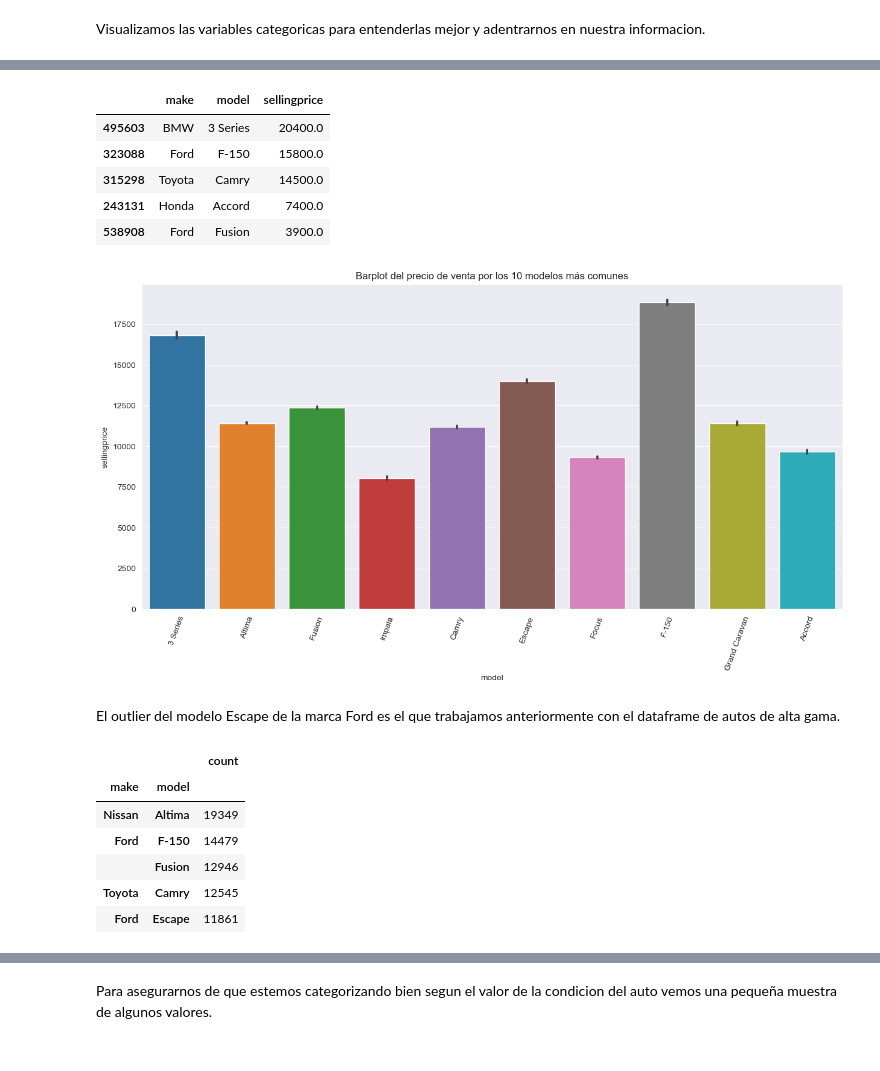
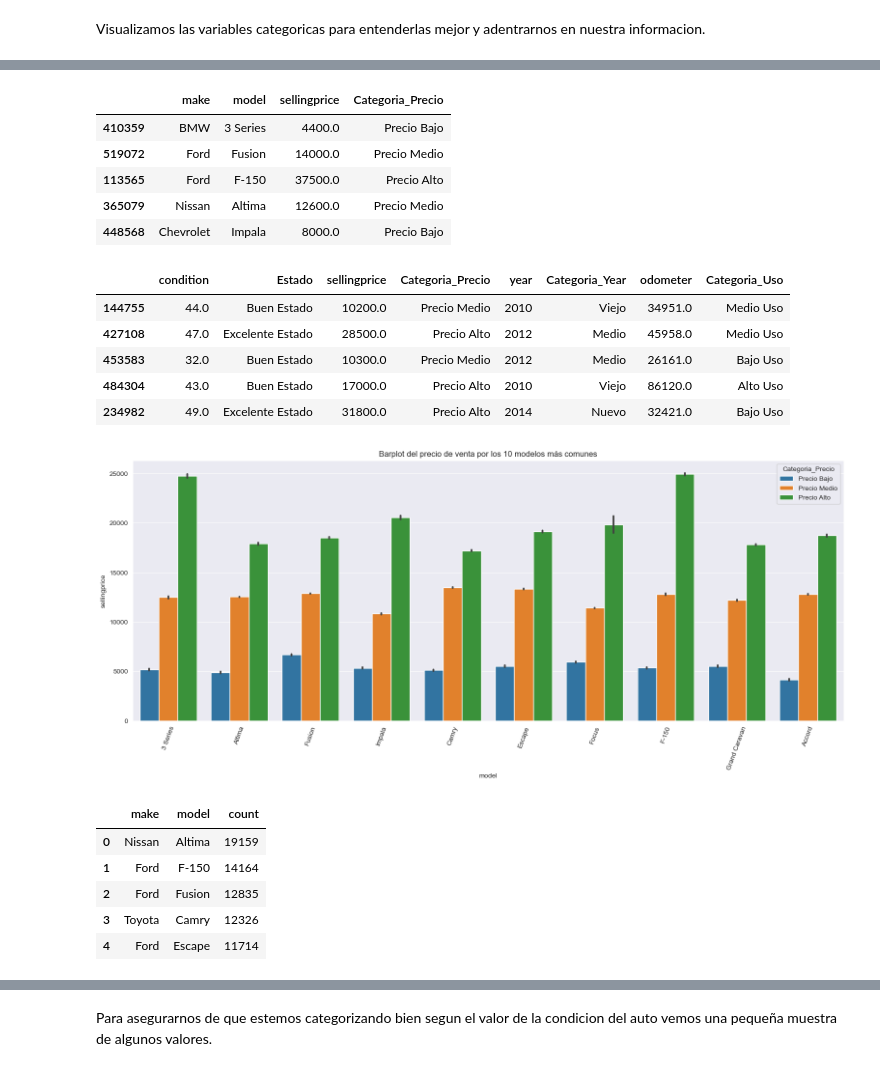
Before and after one commit to maxidom99/DataScience-CoderHouse, a Jupyter notebook: ProyectoDS_ParteI_Dominguez.ipynb, the cells around one changed output, grey strips where cells are left out. Saved outputs shown, nothing was run; the diff lists cells and outputs as text; code cells hidden in the pictures.

```diff
--- a/ProyectoDS_ParteI_Dominguez.ipynb
+++ b/ProyectoDS_ParteI_Dominguez.ipynb
@@ -200,0 +223,3 @@ df['transmission'] = df.apply(lambda row: trans_mappings[row['model']] if pd.isn
+# %%
+df = df.dropna()
+print(f'Número de filas después del filtrado: {len(df)}')
@@ -274,0 +305,24 @@ plt.show()
+# %%
+df['Estado'] = pd.cut(df['condition'], bins=[0, 10, 45, 50], labels=["Mal Estado", "Buen Estado", "Excelente Estado"])
+
+df['Categoria_Year'] = pd.qcut(df['year'], q=3, labels=['Viejo', 'Medio', 'Nuevo'])
+Categoria_x_Year = pd.DataFrame(df['Categoria_Year'].value_counts()).reset_index()
+
+df['Categoria_Precio'] = pd.qcut(df['sellingprice'], q=3, labels=['Precio Bajo', 'Precio Medio', 'Precio Alto'])
+Categorias_x_Precio = pd.DataFrame(df['Categoria_Precio'].value_counts()).reset_index()
+
+df['Categoria_Uso'] = pd.qcut(df['odometer'], q=3, labels=['Bajo Uso', 'Medio Uso', 'Alto Uso'])
+Categoria_x_Year = pd.DataFrame(df['Categoria_Uso'].value_counts()).reset_index()
+
+df['Estado'] = df['Estado'].astype('category')
+df['Categoria_Year'] = df['Categoria_Year'].astype('category')
+df['Categoria_Precio'] = df['Categoria_Precio'].astype('category')
+df['Categoria_Uso'] = df['Categoria_Uso'].astype('category')
+
+# Convertir 'Estado', 'Categoria_Year' y 'Categoria_Precio' a una variable con valores numéricos
+df['Estado_num'] = df['Estado'].cat.codes
+df['Categoria_Year_num'] = df['Categoria_Year'].cat.codes
+df['Categoria_Precio_num'] = df['Categoria_Precio'].cat.codes
+df['Categoria_Uso_num'] = df['Categoria_Uso'].cat.codes
+
+df.describe(include='category')
@@ -276,35 +336,45 @@ plt.show()
 # Filtrando los 10 modelos mas vendidos
 top_models = df['model'].value_counts().nlargest(10).index
 top_model_data = df[df['model'].isin(top_models)]
-top_model_data[['make', 'model','sellingprice']].sort_values(by='model', ascending=False).sample(n=5)
+top_model_data[['make', 'model','sellingprice','Categoria_Precio']].sort_values(by='model', ascending=False).sample(n=5)
 # %% [output]
-|  | make | model | sellingprice |
-| 495603 | BMW | 3 Series | 20400.0 |
-| 323088 | Ford | F-150 | 15800.0 |
-| 315298 | Toyota | Camry | 14500.0 |
-| 243131 | Honda | Accord | 7400.0 |
-| 538908 | Ford | Fusion | 3900.0 |
+|  | make | model | sellingprice | Categoria_Precio |
+| 410359 | BMW | 3 Series | 4400.0 | Precio Bajo |
+| 519072 | Ford | Fusion | 14000.0 | Precio Medio |
+| 113565 | Ford | F-150 | 37500.0 | Precio Alto |
+| 365079 | Nissan | Altima | 12600.0 | Precio Medio |
+| 448568 | Chevrolet | Impala | 8000.0 | Precio Bajo |
+# %%
+#Muestra de las nuevas columnas comparadas con las columnas anteriores
+df[['condition', 'Estado',
+    'sellingprice', 'Categoria_Precio',
+    'year', 'Categoria_Year',
+    'odometer', 'Categoria_Uso']].sample(n=5)
+# %% [output]
+|  | condition | Estado | sellingprice | Categoria_Precio | year | Categoria_Year | odometer | Categoria_Uso |
+| 144755 | 44.0 | Buen Estado | 10200.0 | Precio Medio | 2010 | Viejo | 34951.0 | Medio Uso |
+| 427108 | 47.0 | Excelente Estado | 28500.0 | Precio Alto | 2012 | Medio | 45958.0 | Medio Uso |
+| 453583 | 32.0 | Buen Estado | 10300.0 | Precio Medio | 2012 | Medio | 26161.0 | Bajo Uso |
+| 484304 | 43.0 | Buen Estado | 17000.0 | Precio Alto | 2010 | Viejo | 86120.0 | Alto Uso |
+| 234982 | 49.0 | Excelente Estado | 31800.0 | Precio Alto | 2014 | Nuevo | 32421.0 | Bajo Uso |
 # %%
 # Boxplot del precio de venta por modelo (mostrando solo los 10 modelos más comunes)
-plt.figure(figsize=(15, 7))
-sns.barplot(x='model', y='sellingprice', data=top_model_data)
+plt.figure(figsize=(19, 7))
+sns.barplot(x='model', y='sellingprice', hue='Categoria_Precio', data=top_model_data)
 plt.xticks(rotation=70)
 plt.title('Barplot del precio de venta por los 10 modelos más comunes')
 plt.show()
 # %% [output]
-[figure, old version]
+[figure, new version]
-# %% [markdown]
-El outlier del modelo Escape de la marca Ford es el que trabajamos anteriormente con el dataframe de autos de alta gama.
 # %%
 # Top 5 de los autos mas vendidos
-frec = df[['make','model']].value_counts()
+frec = df[['make','model']].value_counts().reset_index()
 frec_df = pd.DataFrame(frec)
 frec_df.head()
 # %% [output]
-|  |  | count |
-| make | model |  |
-| Nissan | Altima | 19349 |
-| Ford | F-150 | 14479 |
-|  | Fusion | 12946 |
-| Toyota | Camry | 12545 |
-| Ford | Escape | 11861 |
+|  | make | model | count |
+| 0 | Nissan | Altima | 19159 |
+| 1 | Ford | F-150 | 14164 |
+| 2 | Ford | Fusion | 12835 |
+| 3 | Toyota | Camry | 12326 |
+| 4 | Ford | Escape | 11714 |
```
Also changed, not shown: parts of 33 cells of this notebook, 1 other file.
